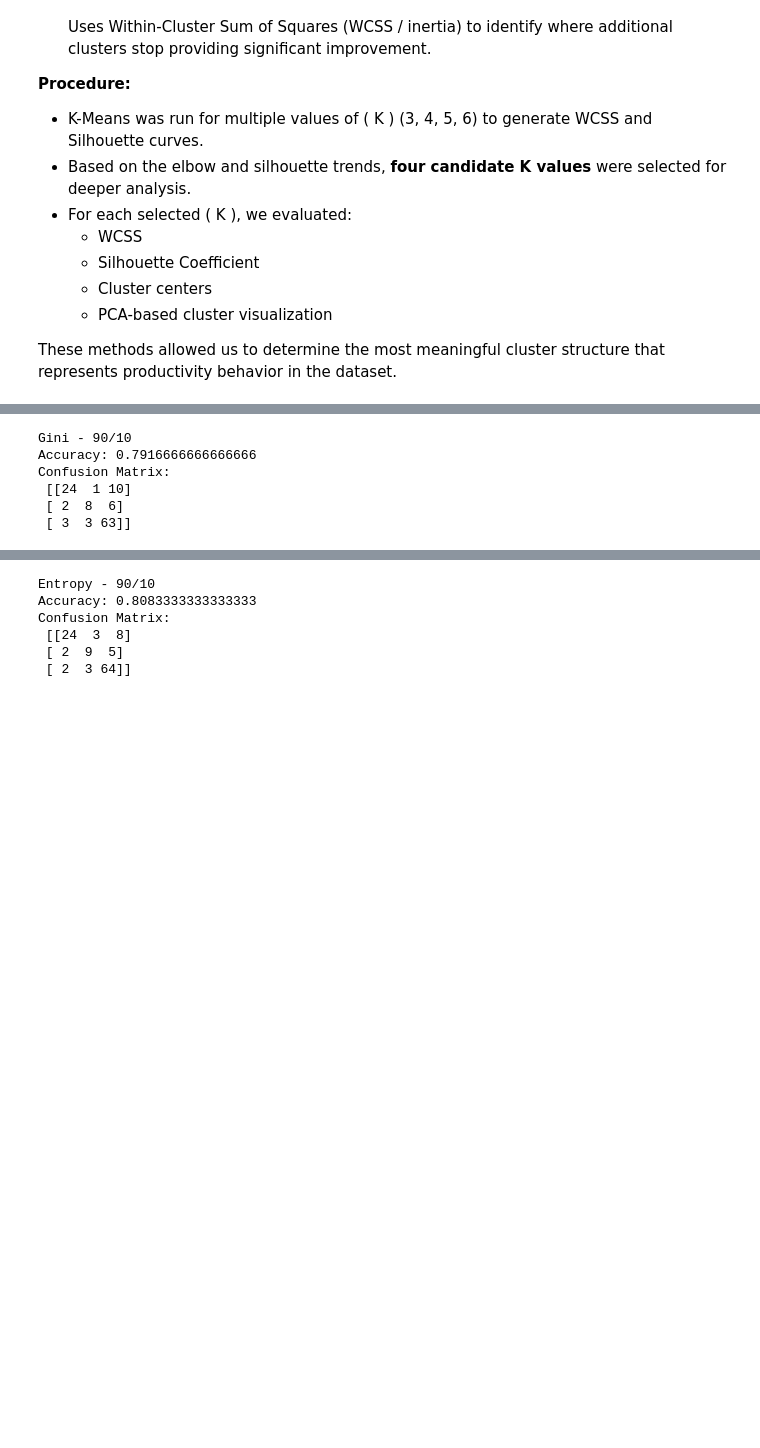
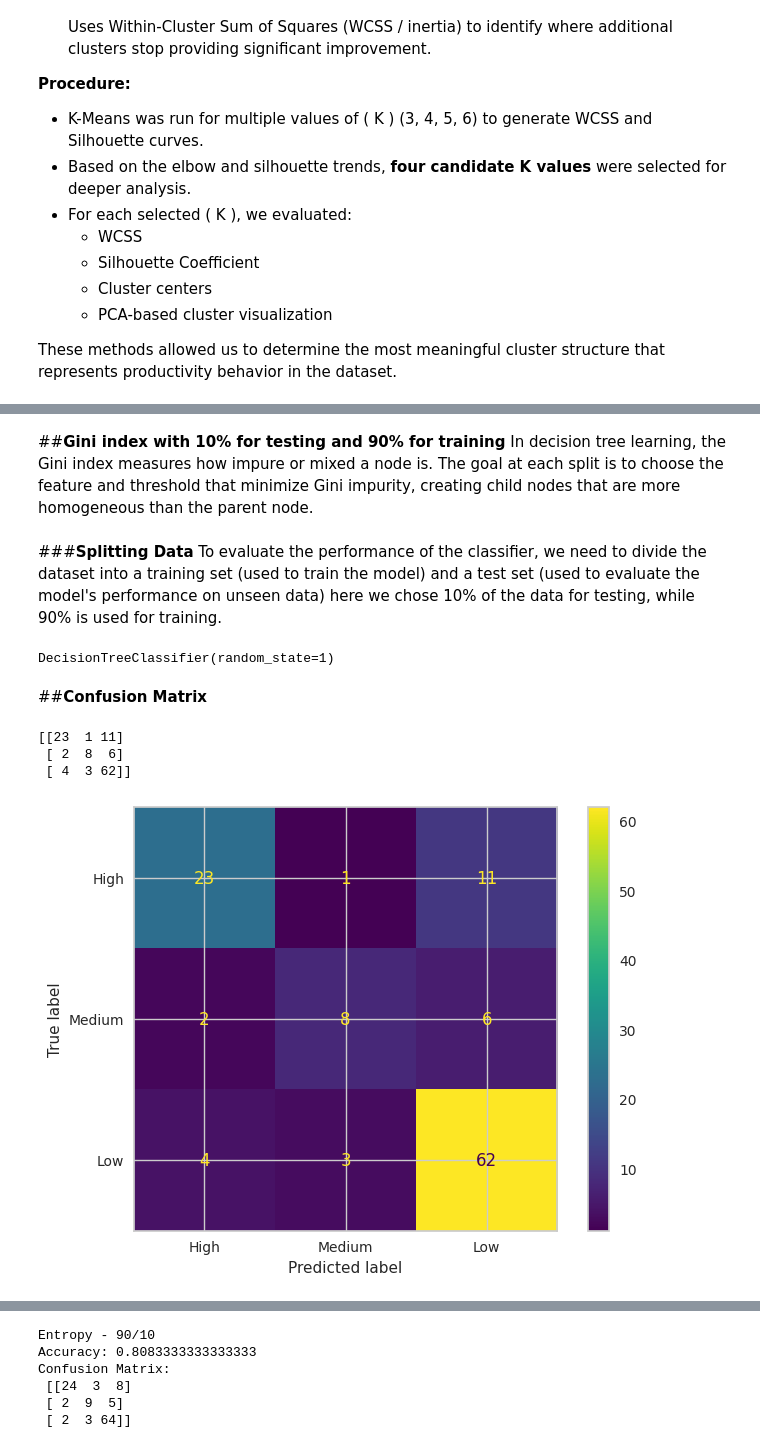
Before and after one commit to Falhebshi/Data-Mining, a Jupyter notebook: Phase3.ipynb, the cells around one changed output, grey strips where cells are left out. Saved outputs shown, nothing was run; the diff lists cells and outputs as text; code cells hidden in the pictures; blank space fills up the shorter version.

```diff
--- a/Phase3.ipynb
+++ b/Phase3.ipynb
@@ -156,7 +156,7 @@ import numpy as np
 import math
 
 
-df = pd.read_csv('/content/Raw_data.csv')
+df = pd.read_csv('/Raw_dataset.csv')
 #df = pd.read_csv('Raw_data.csv')
 df = pd.DataFrame(df)
 
@@ -662,29 +669,39 @@ X = pd.get_dummies(features, columns=['quarter', 'department', 'day'], drop_firs
 y = Preprocessed_dataset['discretized_actual_productivity']
+# %% [markdown]
+##**Gini index with 10% for testing and 90% for training**
+In decision tree learning, the Gini index measures how impure or mixed a node is. The goal at each split is to choose the feature and threshold that minimize Gini impurity, creating child nodes that are more homogeneous than the parent node.
+# %% [markdown]
+###**Splitting Data**
+To evaluate the performance of the classifier, we need to divide the dataset into a training set (used to train the model) and a test set (used to evaluate the model's performance on unseen data) here we chose 10% of the data for testing, while 90% is used for training.
 # %%
-# Decision Tree - Gini - 90% Train / 10% Test
-
+# 90/10 split
 X_train, X_test, y_train, y_test = train_test_split(
-    X, y,
-    train_size=0.9,
-    random_state=1,
-    stratify=y
+    X, y, train_size=0.9, random_state=1, stratify=y
 )
 
-model_90_gini = DecisionTreeClassifier(criterion="gini", random_state=1)
+# Train the model (Gini)
+model_90_gini = DecisionTreeClassifier(random_state=1)
 model_90_gini.fit(X_train, y_train)
-
-y_pred_90_gini = model_90_gini.predict(X_test)
-
-acc_90_gini = accuracy_score(y_test, y_pred_90_gini)
-cm_90_gini = confusion_matrix(y_test, y_pred_90_gini)
-
-print("Gini - 90/10")
-print("Accuracy:", acc_90_gini)
-print("Confusion Matrix:\n", cm_90_gini)
 # %% [output]
-Gini - 90/10
-Accuracy: 0.7916666666666666
-Confusion Matrix:
- [[24  1 10]
- [ 2  8  6]
- [ 3  3 63]]
+DecisionTreeClassifier(random_state=1)
+# %% [markdown]
+##**Confusion Matrix**
+# %%
+from sklearn.metrics import confusion_matrix
+from sklearn.metrics import ConfusionMatrixDisplay
+import matplotlib.pyplot as plt
+
+# confusion matrix
+cm = confusion_matrix(y_test, y_pred)
+print(cm)
+
+cn = Preprocessed_dataset['discretized_actual_productivity'].unique()
+
+disp = ConfusionMatrixDisplay.from_estimator(
+    clf, X_test, y_test, display_labels=cn
+)
+# %% [output]
+[[23  1 11]
+ [ 2  8  6]
+ [ 4  3 62]]
+[figure, added]
```
Also changed, not shown: parts of 12 cells of this notebook.
